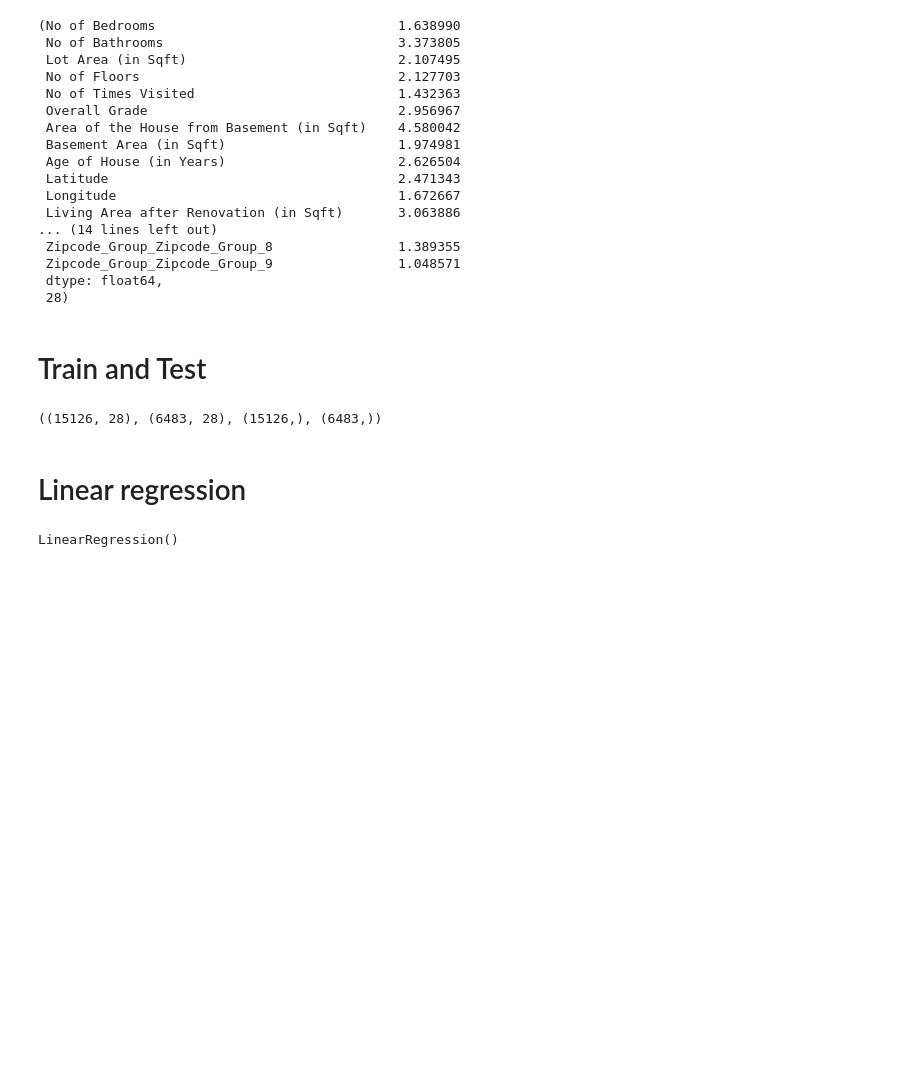
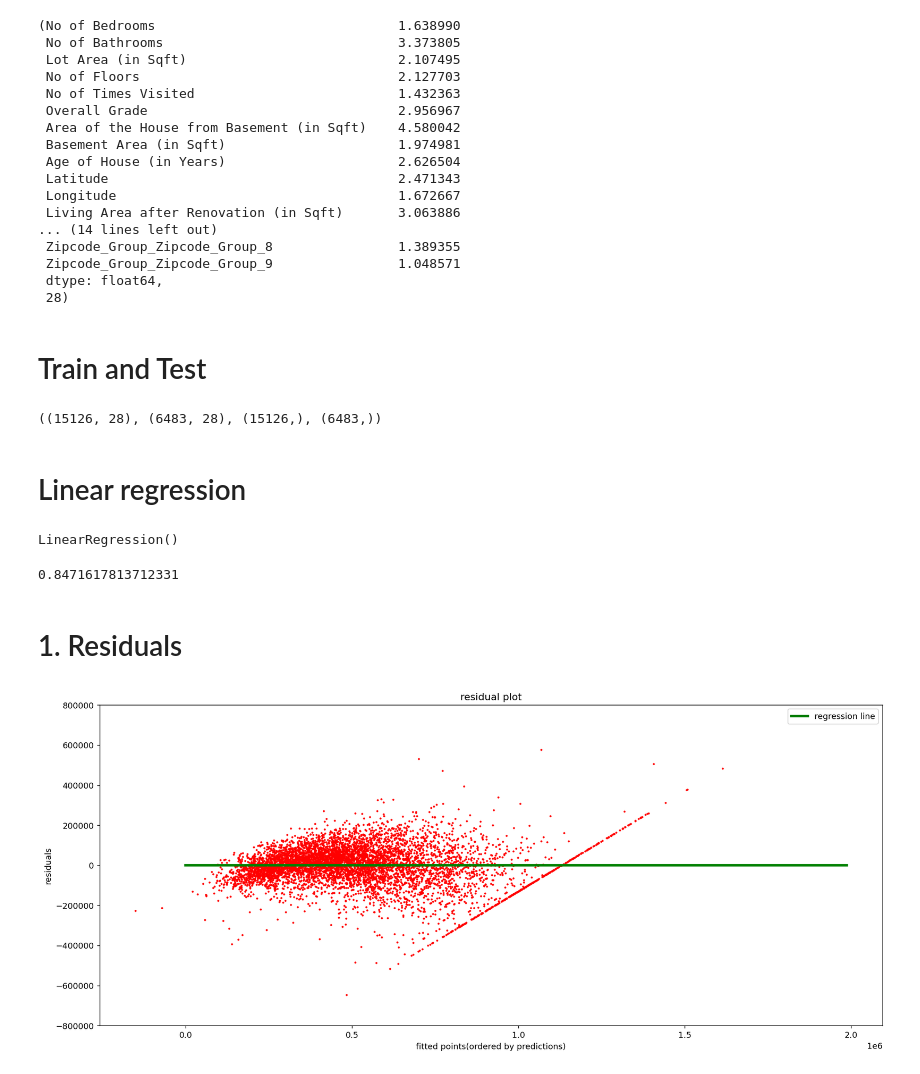
Before and after one commit to girish-kanjiyani7/realestate, a Jupyter notebook: part5_4.ipynb, the cells around one changed output. Drawn from its saved outputs; the diff is of its cells as text; code cells hidden in the pictures; blank space fills up the shorter version.

Commit message:
residuals

```diff
--- a/part5_4.ipynb
+++ b/part5_4.ipynb
@@ -140,3 +140,31 @@ lr = LinearRegression()
 lr.fit(X_train, y_train)
 # %% [output]
 LinearRegression()
+# %%
+predictions = lr.predict(X_test)
+lr.score(X_test, y_test)
+# %% [output]
+0.8471617813712331
+# %% [markdown]
+# 1. Residuals
+# %%
+residuals = predictions - y_test
+residual_table = pd.DataFrame({'residuals': residuals,
+                              'predictions':predictions})
+residual_table = residual_table.sort_values(by='predictions')
+# %%
+z= [i for i in range(int(residual_table['predictions'].max()))]
+k = [0 for i in range(int(residual_table['predictions'].max()))]
+# %%
+plt.figure(dpi=130,figsize=(17,7))
+
+plt.scatter(residual_table['predictions'], residual_table['residuals'], color='red', s=2)
+plt.plot(z,k , color = 'green', linewidth = 3, label= 'regression line')
+plt.ylim(-800000,800000)
+plt.xlabel('fitted points(ordered by predictions)')
+plt.ylabel('residuals')
+plt.title('residual plot')
+plt.legend()
+plt.show()
+# %% [output]
+[figure, added]
```
Also changed, not shown: parts of 2 cells of this notebook.
